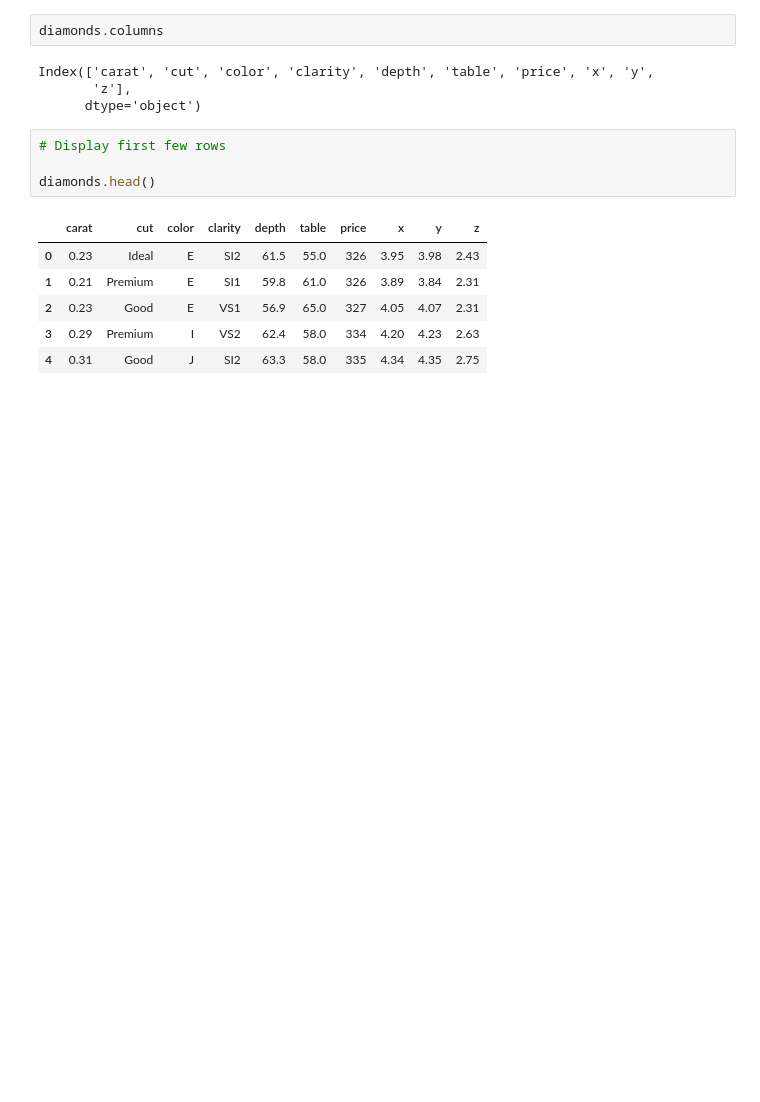
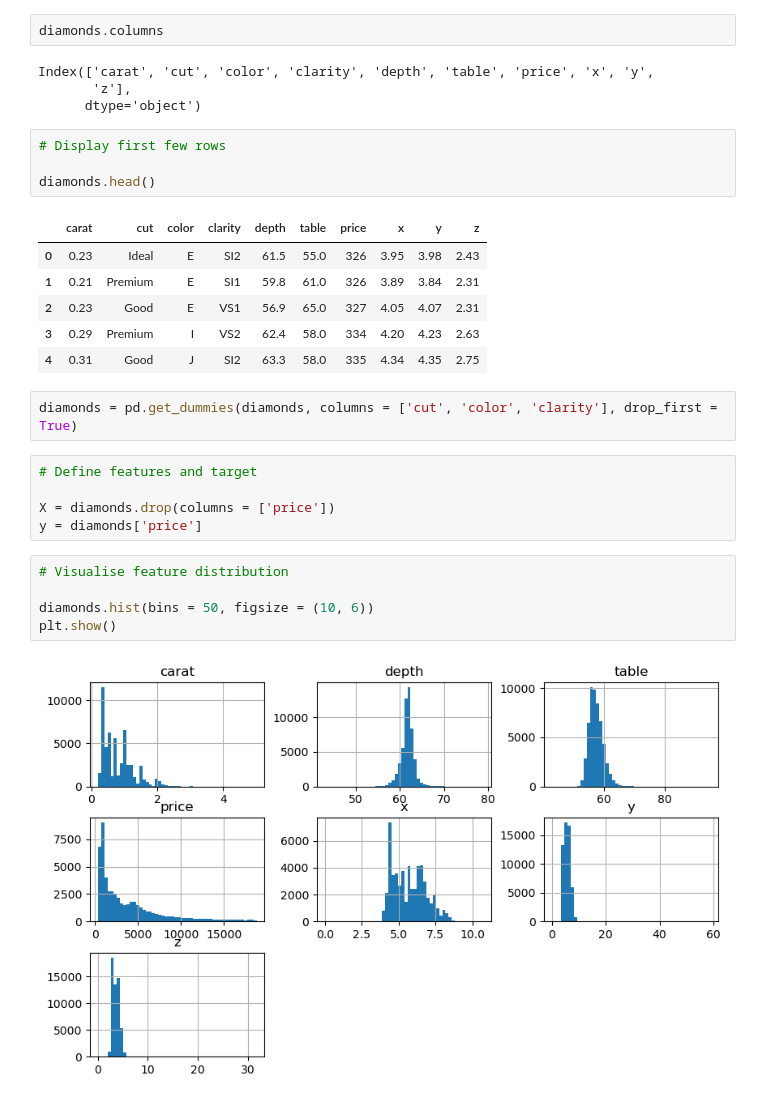
Before and after one commit to AhnfLabib/Jupyter-Practices, a Jupyter notebook: Week5/Day1.ipynb, the cells around one changed output. Cells and saved outputs as stored; diff of their text form; blank space fills up the shorter version.

```diff
--- a/Week5/Day1.ipynb
+++ b/Week5/Day1.ipynb
@@ -28,3 +28,17 @@ diamonds.head()
 | 2 | 0.23 | Good | E | VS1 | 56.9 | 65.0 | 327 | 4.05 | 4.07 | 2.31 |
 | 3 | 0.29 | Premium | I | VS2 | 62.4 | 58.0 | 334 | 4.20 | 4.23 | 2.63 |
 | 4 | 0.31 | Good | J | SI2 | 63.3 | 58.0 | 335 | 4.34 | 4.35 | 2.75 |
+# %%
+diamonds = pd.get_dummies(diamonds, columns = ['cut', 'color', 'clarity'], drop_first = True)
+# %%
+# Define features and target
+
+X = diamonds.drop(columns = ['price'])
+y = diamonds['price']
+# %%
+# Visualise feature distribution
+
+diamonds.hist(bins = 50, figsize = (10, 6))
+plt.show()
+# %% [output]
+[figure, added]
```
Also changed, not shown: parts of 5 cells of this notebook.
